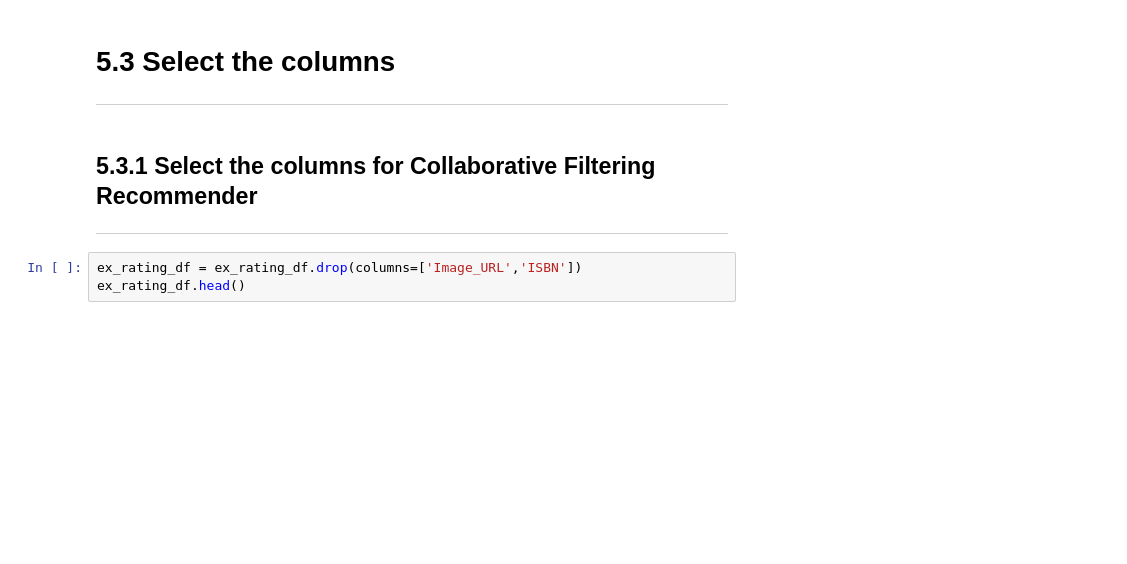
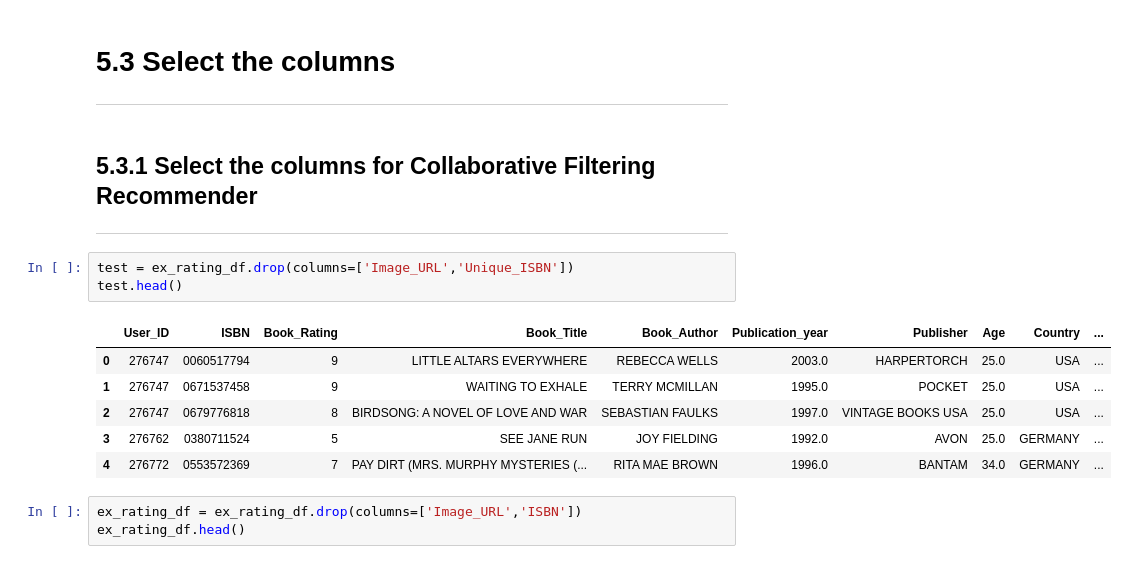
Before and after one commit to ChauHuynh1/Book_RecSys, a Jupyter notebook: Collaborative_Filtering.ipynb, the cells around one changed output. Saved outputs shown, nothing was run; the diff lists cells and outputs as text; blank space fills up the shorter version.

```diff
--- a/Collaborative_Filtering.ipynb
+++ b/Collaborative_Filtering.ipynb
@@ -218,6 +219,16 @@ The shape of the ORGINAL data is (row, column): (569976, 3)
 <a id="5.3.1"></a>
 ## 5.3.1 Select the columns for Collaborative Filtering Recommender
 ***
+# %%
+test = ex_rating_df.drop(columns=['Image_URL','Unique_ISBN'])
+test.head()
+# %% [output]
+|  | User_ID | ISBN | Book_Rating | Book_Title | Book_Author | Publication_year | Publisher | Age | Country | ... |
+| 0 | 276747 | 0060517794 | 9 | LITTLE ALTARS EVERYWHERE | REBECCA WELLS | 2003.0 | HARPERTORCH | 25.0 | USA | ... |
+| 1 | 276747 | 0671537458 | 9 | WAITING TO EXHALE | TERRY MCMILLAN | 1995.0 | POCKET | 25.0 | USA | ... |
+| 2 | 276747 | 0679776818 | 8 | BIRDSONG: A NOVEL OF LOVE AND WAR | SEBASTIAN FAULKS | 1997.0 | VINTAGE BOOKS USA | 25.0 | USA | ... |
+| 3 | 276762 | 0380711524 | 5 | SEE JANE RUN | JOY FIELDING | 1992.0 | AVON | 25.0 | GERMANY | ... |
+| 4 | 276772 | 0553572369 | 7 | PAY DIRT (MRS. MURPHY MYSTERIES (... | RITA MAE BROWN | 1996.0 | BANTAM | 34.0 | GERMANY | ... |
 # %%
 ex_rating_df = ex_rating_df.drop(columns=['Image_URL','ISBN'])
 ex_rating_df.head()
```
Also changed, not shown: parts of 34 cells of this notebook, 1 other file.
